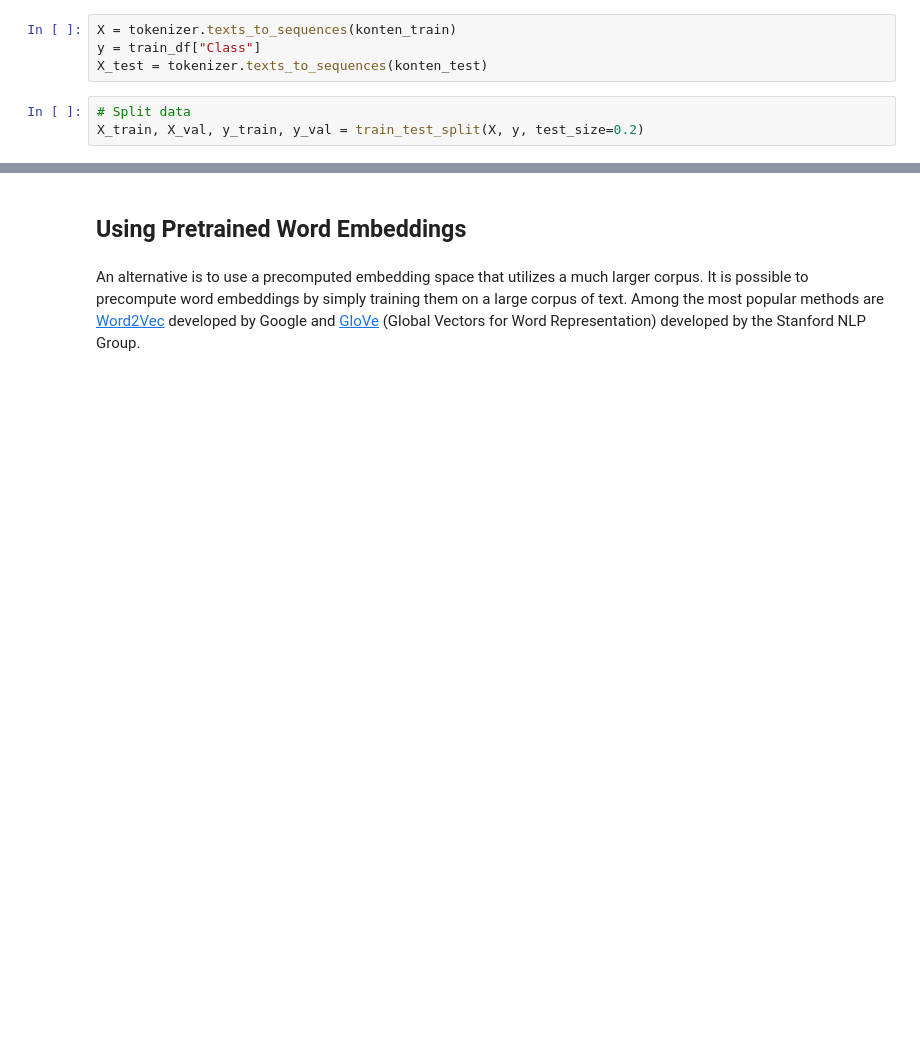
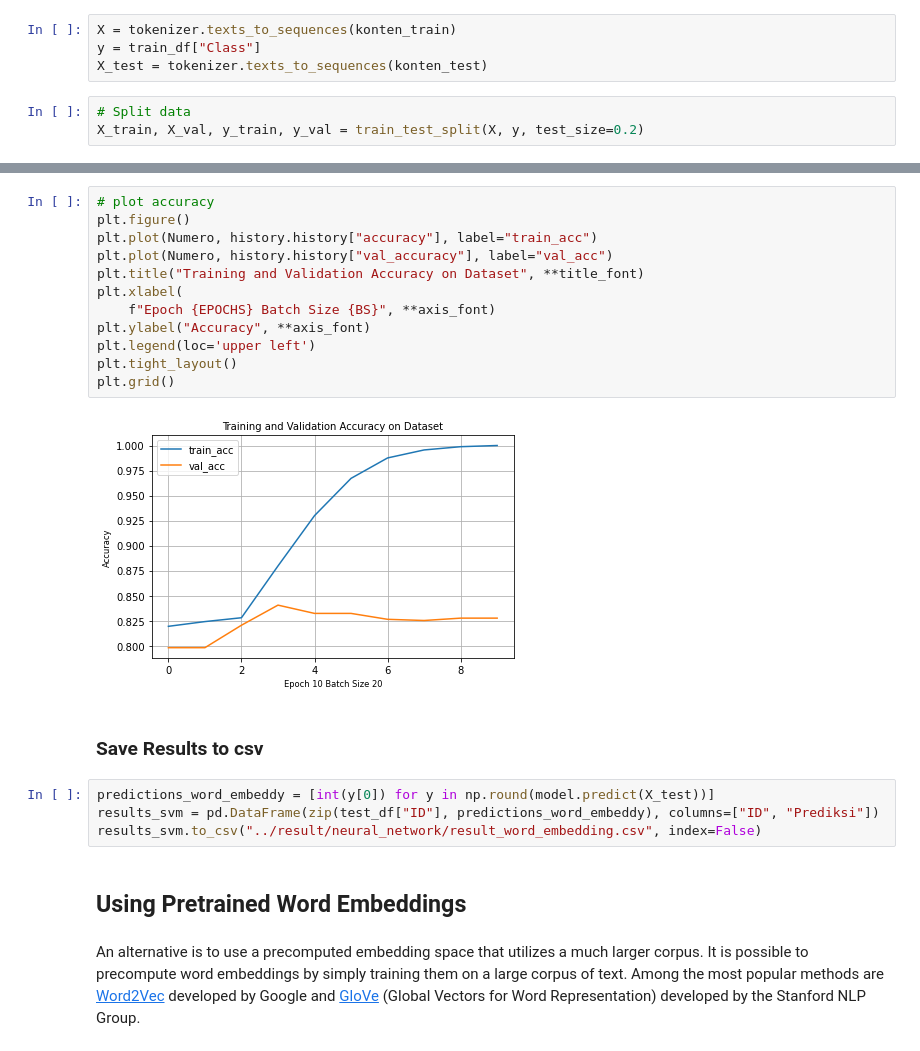
Before and after one commit to PrinandaRahmatullah/hoax-detection, a Jupyter notebook: neural_network/word_embedding.ipynb, the cells around one changed output, grey strips where cells are left out. Drawn from its saved outputs; the diff is of its cells as text; blank space fills up the shorter version.

```diff
--- a/neural_network/word_embedding.ipynb
+++ b/neural_network/word_embedding.ipynb
@@ -212,3 +275,23 @@ array([[0.7199089 ],
+# %%
+# plot accuracy
+plt.figure()
+plt.plot(Numero, history.history["accuracy"], label="train_acc")
+plt.plot(Numero, history.history["val_accuracy"], label="val_acc")
+plt.title("Training and Validation Accuracy on Dataset", **title_font)
+plt.xlabel(
+    f"Epoch {EPOCHS} Batch Size {BS}", **axis_font)
+plt.ylabel("Accuracy", **axis_font)
+plt.legend(loc='upper left')
+plt.tight_layout()
+plt.grid()
+# %% [output]
+[figure, added]
+# %% [markdown]
+### Save Results to csv
+# %%
+predictions_word_embeddy = [int(y[0]) for y in np.round(model.predict(X_test))]
+results_svm = pd.DataFrame(zip(test_df["ID"], predictions_word_embeddy), columns=["ID", "Prediksi"])
+results_svm.to_csv("../result/neural_network/result_word_embedding.csv", index=False)
 # %% [markdown]
 ## Using Pretrained Word Embeddings
 # %% [markdown]
```
Also changed, not shown: parts of 28 cells of this notebook, 3 other files.
